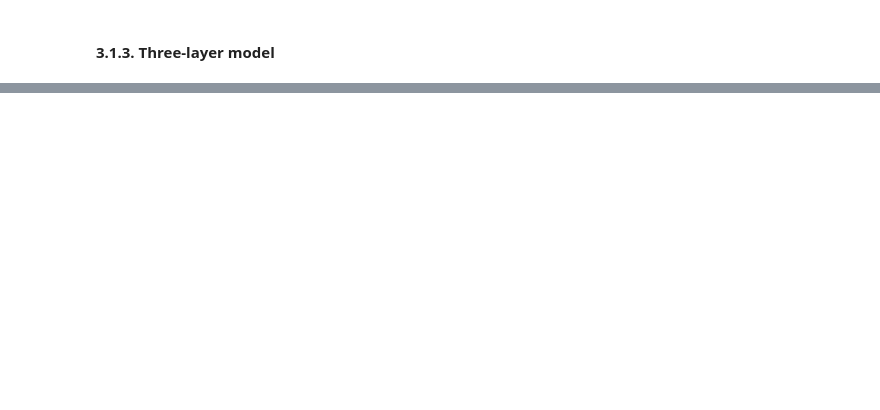
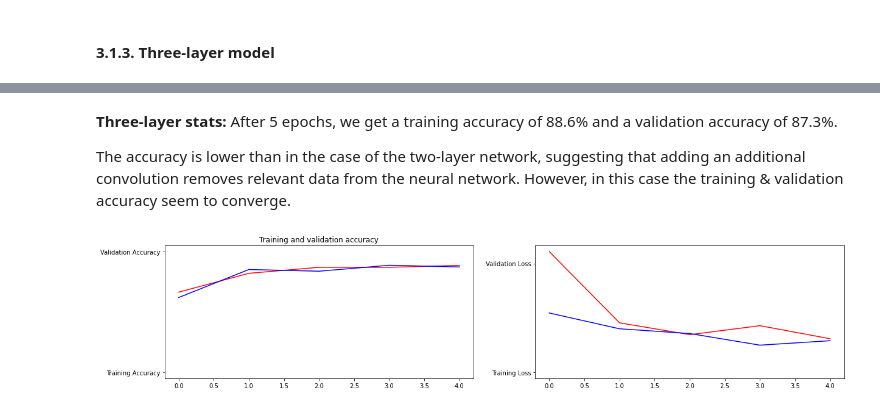
Before and after one commit to sabinagio/do-you-see-what-AI-see, a Jupyter notebook: 3-simple-CNN-model.ipynb, the cells around one changed output, grey strips where cells are left out. Saved outputs shown, nothing was run; the diff lists cells and outputs as text; code cells hidden in the pictures; blank space fills up the shorter version.

```diff
--- a/3-simple-CNN-model.ipynb
+++ b/3-simple-CNN-model.ipynb
@@ -85,11 +191,11 @@ two_layer_model.compile(optimizer=tf.keras.optimizers.RMSprop(learning_rate=0.00
 #### 3.1.3. Three-layer model
 # %%
 three_layer_model = tf.keras.Sequential([
-    tf.keras.layers.Conv2D(16, (3, 3), input_shape=train_image_size, activation='relu'),
+    tf.keras.layers.Conv2D(16, (3, 3), input_shape=input_shape, activation='relu'),
     tf.keras.layers.MaxPool2D(2, 2),
-    tf.keras.layers.Conv2D(32, (3, 3), input_shape=train_image_size, activation='relu'),
+    tf.keras.layers.Conv2D(32, (3, 3), activation='relu'),
     tf.keras.layers.MaxPool2D(2, 2),
-    tf.keras.layers.Conv2D(64, (3, 3), input_shape=train_image_size, activation='relu'),
+    tf.keras.layers.Conv2D(64, (3, 3), activation='relu'),
     tf.keras.layers.MaxPool2D(2, 2),
     tf.keras.layers.Flatten(),
     tf.keras.layers.Dense(512, activation='relu'),
@@ -98,3 +204,8 @@ three_layer_model = tf.keras.Sequential([
 
 three_layer_model.compile(optimizer=tf.keras.optimizers.RMSprop(learning_rate=0.001),\
     loss='binary_crossentropy', metrics=['accuracy'])
+
+history = three_layer_model.fit(train_gen,
+                    epochs=5,
+                    verbose=1,
+                    validation_data=val_gen)
@@ -100,0 +223,28 @@ three_layer_model.compile(optimizer=tf.keras.optimizers.RMSprop(learning_rate=0.
+# %% [markdown]
+**Three-layer stats:** After 5 epochs, we get a training accuracy of 88.6% and a validation accuracy of 87.3%.
+
+The accuracy is lower than in the case of the two-layer network, suggesting that adding an additional convolution removes relevant data from the neural network. However, in this case the training & validation accuracy seem to converge.
+# %%
+# Visualize the training & validation accuracy to determine if model is overfitting
+acc = history.history['accuracy']
+val_acc = history.history['val_accuracy']
+
+# Retrieve number of epochs
+epochs = range(len(acc))
+
+ax, fig = plt.subplots(figsize=(20, 4))
+plt.subplot(121)
+plt.plot(epochs, acc, 'r', "Training Accuracy")
+plt.plot(epochs, val_acc, 'b', "Validation Accuracy")
+plt.title('Training and validation accuracy')
+
+# Visualize the training & validation loss to determine if model is overfitting
+loss = history.history['loss']
+val_loss = history.history['val_loss']
+
+plt.subplot(122)
+plt.plot(epochs, loss, 'r', "Training Loss")
+plt.plot(epochs, val_loss, 'b', "Validation Loss")
+plt.show()
+# %% [output]
+[figure, added]
```
Also changed, not shown: parts of 13 cells of this notebook.
